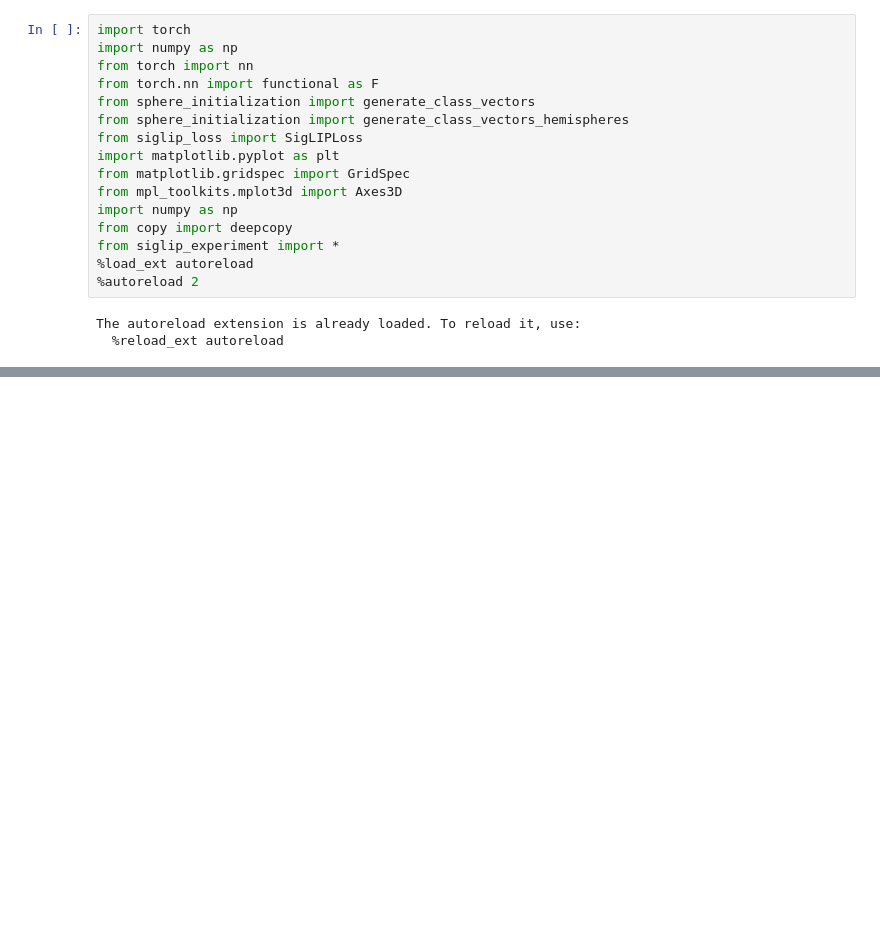
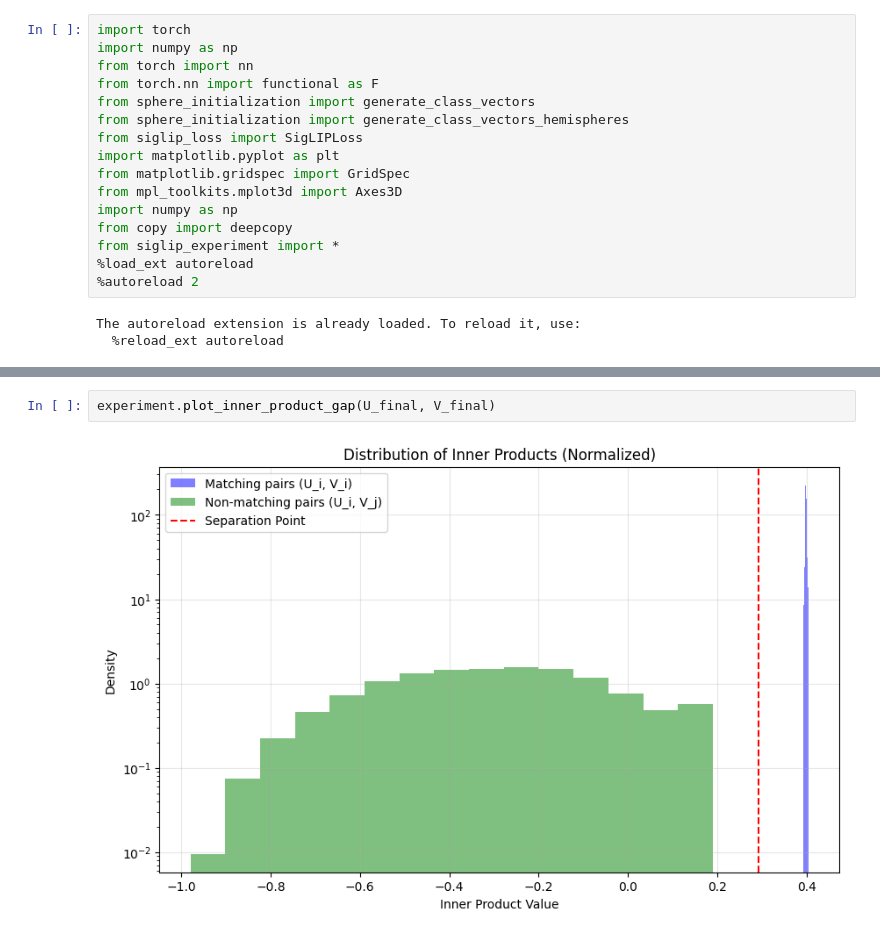
Before and after one commit to BangachevKiril/RepresentationLearningTheory, a Jupyter notebook: SigLIP/FixedRelativeBias.ipynb, the cells around one changed output, grey strips where cells are left out. Drawn from its saved outputs; the diff is of its cells as text; blank space fills up the shorter version.

```diff
--- a/SigLIP/FixedRelativeBias.ipynb
+++ b/SigLIP/FixedRelativeBias.ipynb
@@ -86,3 +86,7 @@ plt.show
+# %%
+experiment.plot_inner_product_gap(U_final, V_final)
+# %% [output]
+[figure, added]
 # %%
 def main():
     torch.manual_seed(42)
```
Also changed, not shown: parts of 3 cells of this notebook, 2 other files.
